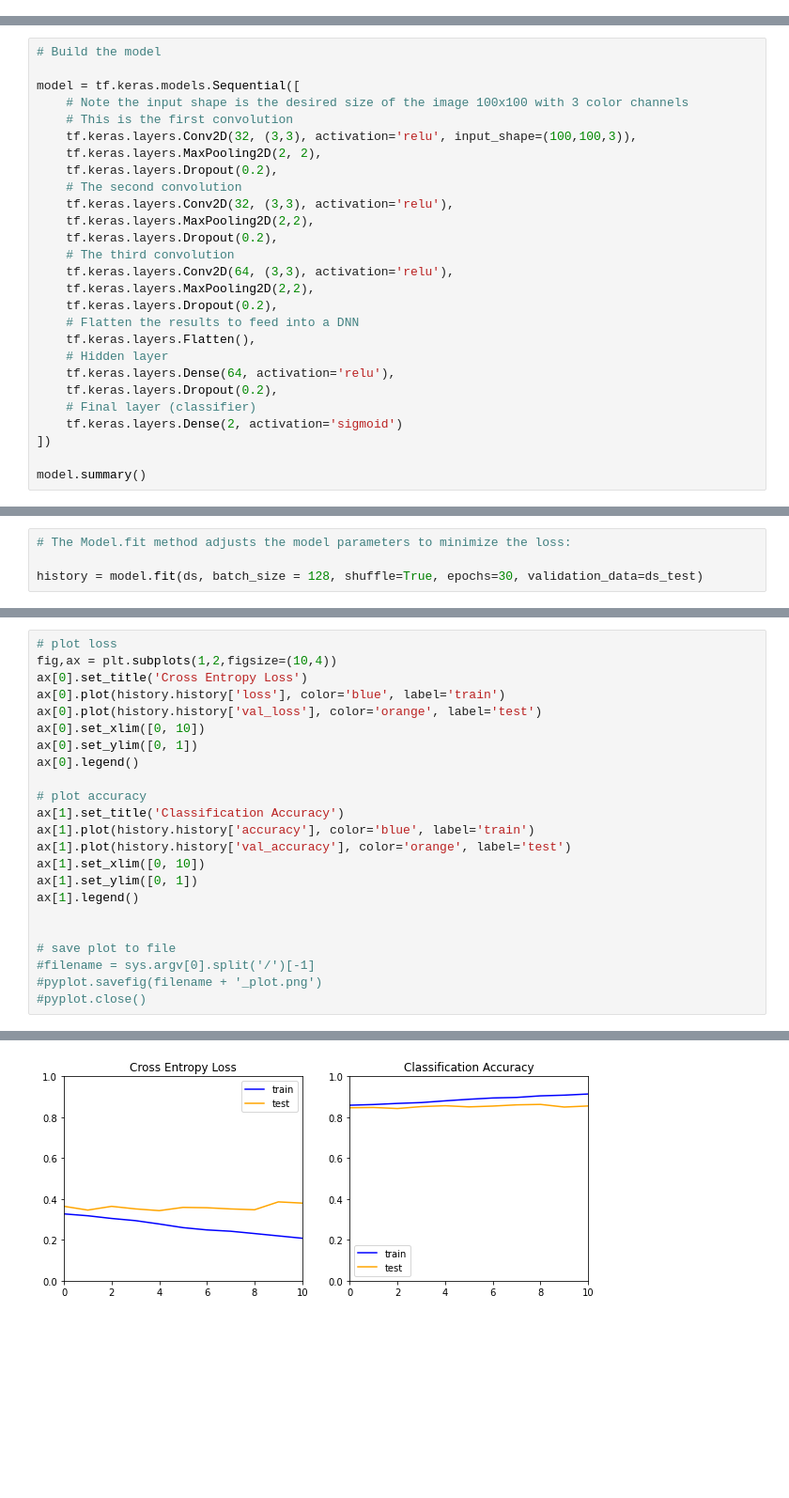
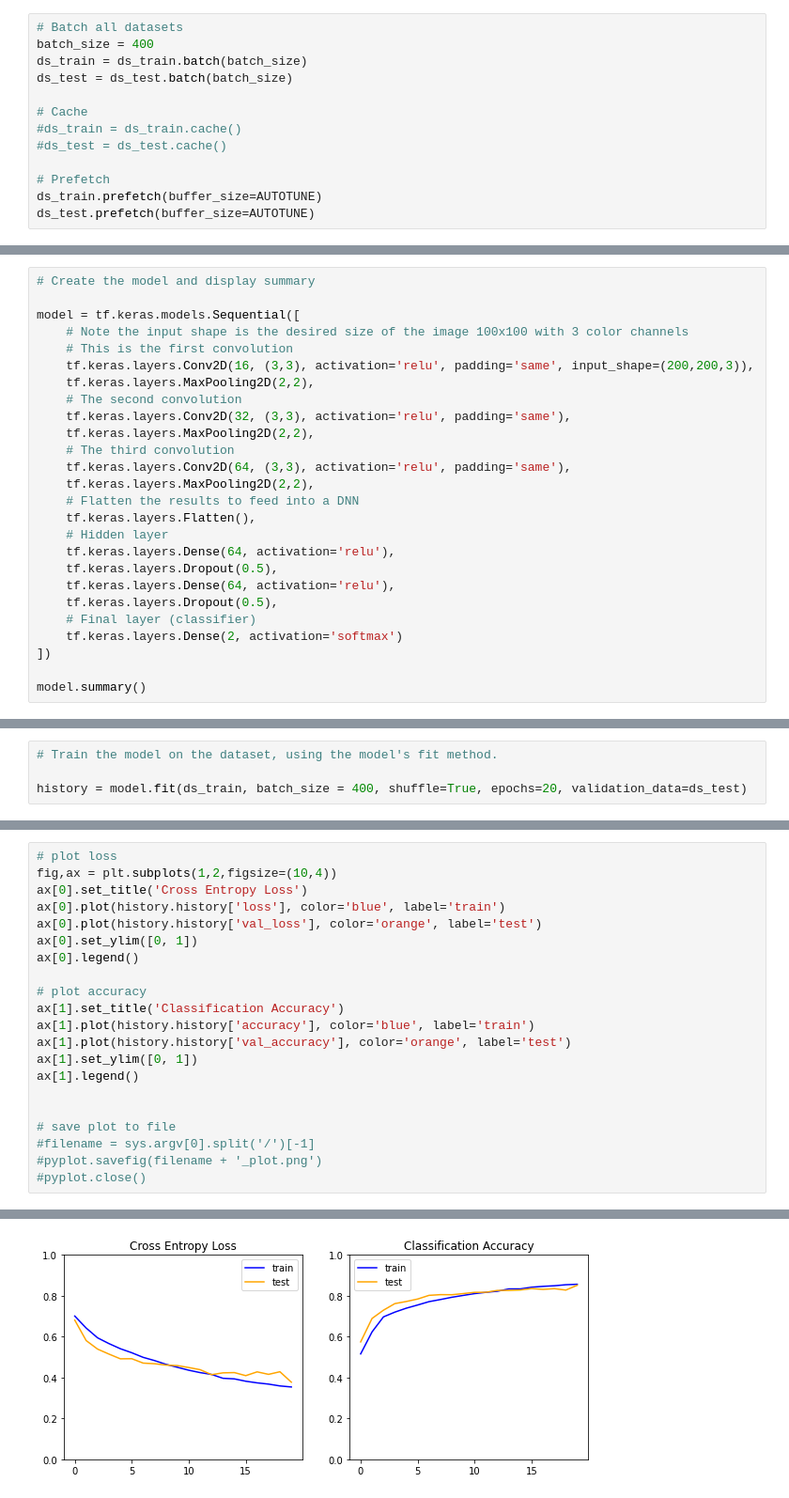
Before and after one commit to brunopjacob/ml_examples, a Jupyter notebook: 02_Keras_Cats_vs_Dogs/cats_vs_dogs.ipynb, the cells around one changed output, grey strips where cells are left out. Shown: that part at 94% size. Saved outputs shown, nothing was run; the diff lists cells and outputs as text; blank space fills up the shorter version.

```diff
--- a/02_Keras_Cats_vs_Dogs/cats_vs_dogs.ipynb
+++ b/02_Keras_Cats_vs_Dogs/cats_vs_dogs.ipynb
@@ -75,0 +116,13 @@ ds_test = ds_test.batch(128)
+# %%
+# Batch all datasets
+batch_size = 400
+ds_train = ds_train.batch(batch_size)
+ds_test = ds_test.batch(batch_size)
+
+# Cache
+#ds_train = ds_train.cache()
+#ds_test = ds_test.cache()
+
+# Prefetch
+ds_train.prefetch(buffer_size=AUTOTUNE)
+ds_test.prefetch(buffer_size=AUTOTUNE)
@@ -76,27 +146,26 @@ ds_test = ds_test.batch(128)
 # %%
-# Build the model
+# Create the model and display summary
 
 model = tf.keras.models.Sequential([
     # Note the input shape is the desired size of the image 100x100 with 3 color channels
     # This is the first convolution
-    tf.keras.layers.Conv2D(32, (3,3), activation='relu', input_shape=(100,100,3)),
-    tf.keras.layers.MaxPooling2D(2, 2),
-    tf.keras.layers.Dropout(0.2),
+    tf.keras.layers.Conv2D(16, (3,3), activation='relu', padding='same', input_shape=(200,200,3)),
+    tf.keras.layers.MaxPooling2D(2,2),
     # The second convolution
-    tf.keras.layers.Conv2D(32, (3,3), activation='relu'),
+    tf.keras.layers.Conv2D(32, (3,3), activation='relu', padding='same'),
     tf.keras.layers.MaxPooling2D(2,2),
-    tf.keras.layers.Dropout(0.2),
     # The third convolution
-    tf.keras.layers.Conv2D(64, (3,3), activation='relu'),
+    tf.keras.layers.Conv2D(64, (3,3), activation='relu', padding='same'),
     tf.keras.layers.MaxPooling2D(2,2),
-    tf.keras.layers.Dropout(0.2),
     # Flatten the results to feed into a DNN
     tf.keras.layers.Flatten(),
     # Hidden layer
     tf.keras.layers.Dense(64, activation='relu'),
-    tf.keras.layers.Dropout(0.2),
+    tf.keras.layers.Dropout(0.5),
+    tf.keras.layers.Dense(64, activation='relu'),
+    tf.keras.layers.Dropout(0.5),
     # Final layer (classifier)
-    tf.keras.layers.Dense(2, activation='sigmoid')
+    tf.keras.layers.Dense(2, activation='softmax')
 ])
 
 model.summary()
@@ -128,5 +197,5 @@ model.compile(optimizer=tf.keras.optimizers.Adam(1e-3),
 # %%
-# The Model.fit method adjusts the model parameters to minimize the loss:
+# Train the model on the dataset, using the model's fit method.
 
-history = model.fit(ds, batch_size = 128, shuffle=True, epochs=30, validation_data=ds_test)
+history = model.fit(ds_train, batch_size = 400, shuffle=True, epochs=20, validation_data=ds_test)
 # %% [output]
@@ -150,26 +228,24 @@ Epoch 30/30
 # %%
 # plot loss
 fig,ax = plt.subplots(1,2,figsize=(10,4))
 ax[0].set_title('Cross Entropy Loss')
 ax[0].plot(history.history['loss'], color='blue', label='train')
 ax[0].plot(history.history['val_loss'], color='orange', label='test')
-ax[0].set_xlim([0, 10])
 ax[0].set_ylim([0, 1])
 ax[0].legend()
 
 # plot accuracy
 ax[1].set_title('Classification Accuracy')
 ax[1].plot(history.history['accuracy'], color='blue', label='train')
 ax[1].plot(history.history['val_accuracy'], color='orange', label='test')
-ax[1].set_xlim([0, 10])
 ax[1].set_ylim([0, 1])
 ax[1].legend()
 
 
 # save plot to file
 #filename = sys.argv[0].split('/')[-1]
 #pyplot.savefig(filename + '_plot.png')
 #pyplot.close()
 # %% [output]
 <matplotlib.legend.Legend at 0x...>
-[figure, old version]
+[figure, new version]
```
Also changed, not shown: parts of 22 cells of this notebook.
